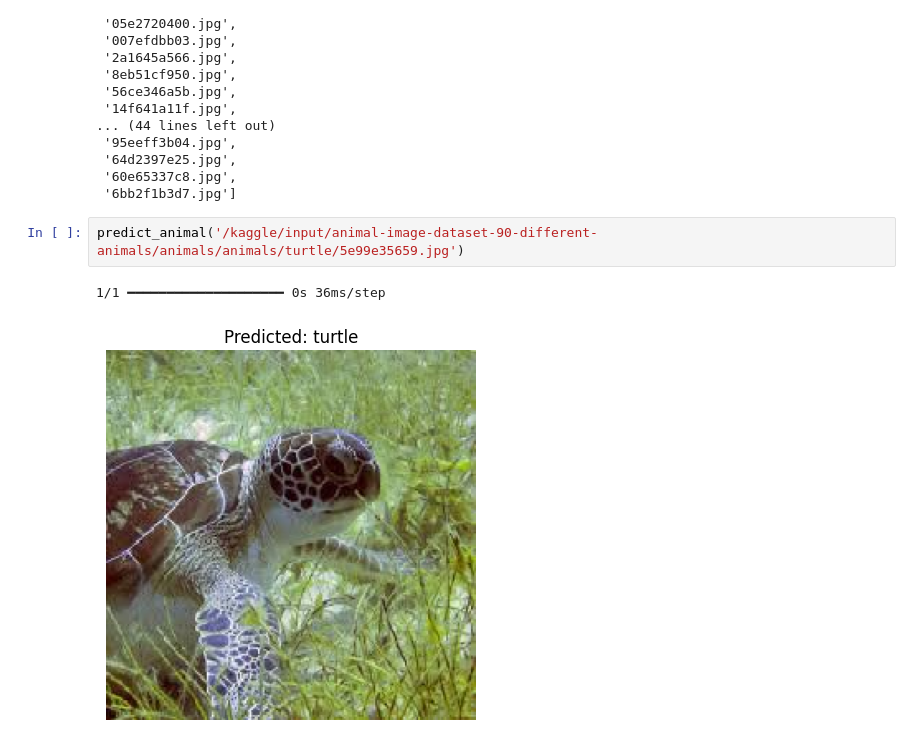
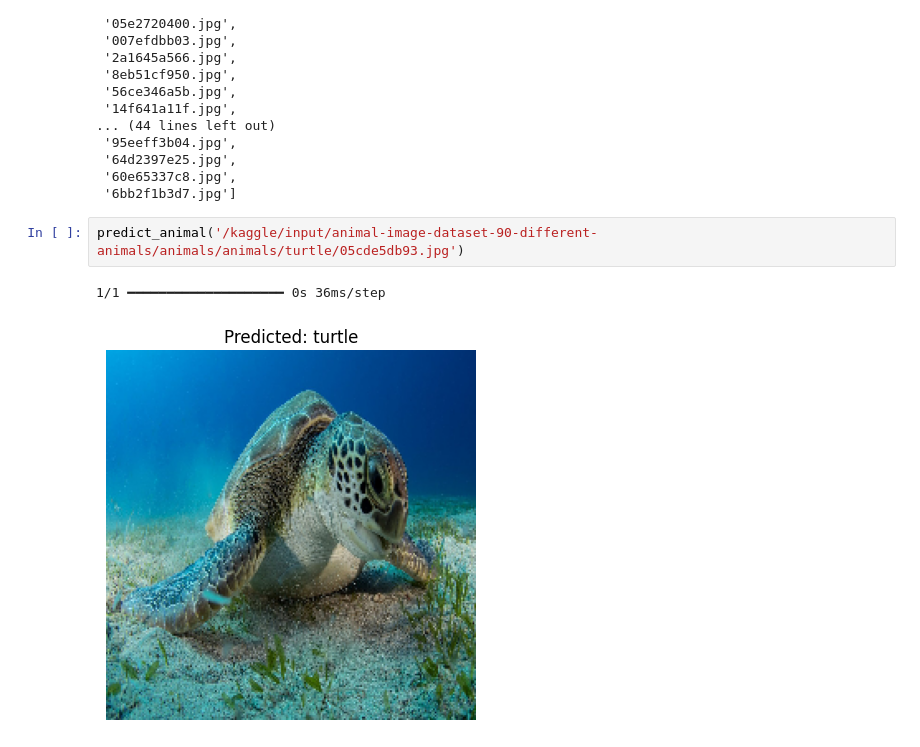
Before and after one commit to Sakshi-saini7/Multi-Class-Animal-Classification, a Jupyter notebook: Multi_Class_Animal_Classification.ipynb, the cells around one changed output. Drawn from its saved outputs; the diff is of its cells as text.

```diff
--- a/Multi_Class_Animal_Classification.ipynb
+++ b/Multi_Class_Animal_Classification.ipynb
@@ -259,7 +259,7 @@ os.listdir('/kaggle/input/animal-image-dataset-90-different-animals/animals/anim
  '60e65337c8.jpg',
  '6bb2f1b3d7.jpg']
 # %%
-predict_animal('/kaggle/input/animal-image-dataset-90-different-animals/animals/animals/turtle/5e99e35659.jpg')
+predict_animal('/kaggle/input/animal-image-dataset-90-different-animals/animals/animals/turtle/05cde5db93.jpg')
 # %% [output]
 1/1 ━━━━━━━━━━━━━━━━━━━━ 0s 36ms/step
-[figure, old version]
+[figure, new version]
```
